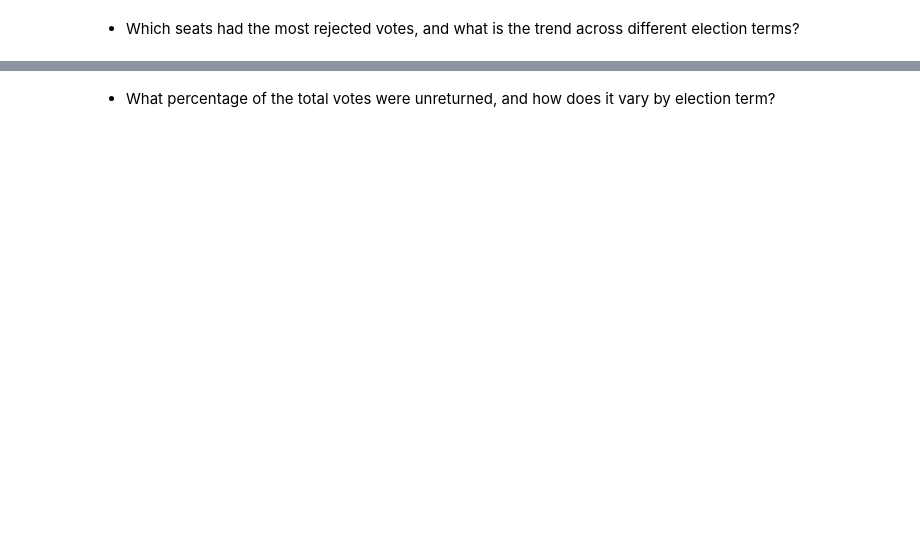
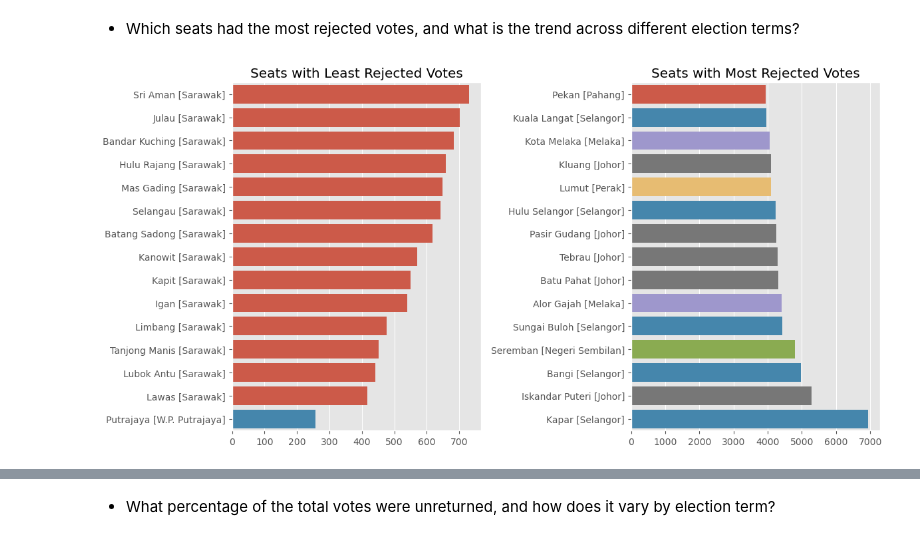
Before and after one commit to ChuSeng99/ge-malaysia, a Jupyter notebook: ge_analysis.ipynb, the cells around one changed output, grey strips where cells are left out. Cells and saved outputs as stored; diff of their text form; code cells hidden in the pictures; blank space fills up the shorter version.

```diff
--- a/ge_analysis.ipynb
+++ b/ge_analysis.ipynb
@@ -425,3 +577,59 @@ print(f"Total Rejected Votes in {last_ge.upper()}: {total_rejected_votes_last_ge
+# %%
+bottom = (
+    df.groupby(['seat_name', 'state'])['rejected_votes']
+    .sum()
+    .reset_index()
+    .pipe(lambda df: df.assign(
+        seat_label = df['seat_name'] + " [" + df['state'] + "]"
+    ))
+    .sort_values(by='rejected_votes')
+    .head(15)
+)
+
+top = (
+    df.groupby(['seat_name', 'state'])['rejected_votes']
+    .sum()
+    .reset_index()
+    .pipe(lambda df: df.assign(
+        seat_label = df['seat_name'] + " [" + df['state'] + "]"
+    ))
+    .sort_values(by='rejected_votes')
+    .tail(15)
+)
+
+# Create subplots
+fig, axes = plt.subplots(1, 2, figsize=(12, 6))  # 1 row, 2 columns
+
+# Plot bottom
+sns.barplot(
+    x='rejected_votes',
+    y='seat_label',
+    hue='state',
+    data=bottom.iloc[::-1],  # Reverse order
+    ax=axes[0]
+)
+axes[0].set_title('Seats with Least Rejected Votes')
+axes[0].set_xlabel('')
+axes[0].set_ylabel('')
+axes[0].get_legend().remove()
+
+# Plot top
+sns.barplot(
+    x='rejected_votes',
+    y='seat_label',
+    hue='state',
+    data=top,
+    ax=axes[1]
+)
+axes[1].set_title('Seats with Most Rejected Votes')
+axes[1].set_xlabel('')
+axes[1].set_ylabel('')
+axes[1].get_legend().remove()
+
+plt.tight_layout()
+plt.show()
+# %% [output]
+[figure, added]
 # %%
 df_rejected = (
     pd.pivot_table(
```
Also changed, not shown: parts of 40 cells of this notebook.
